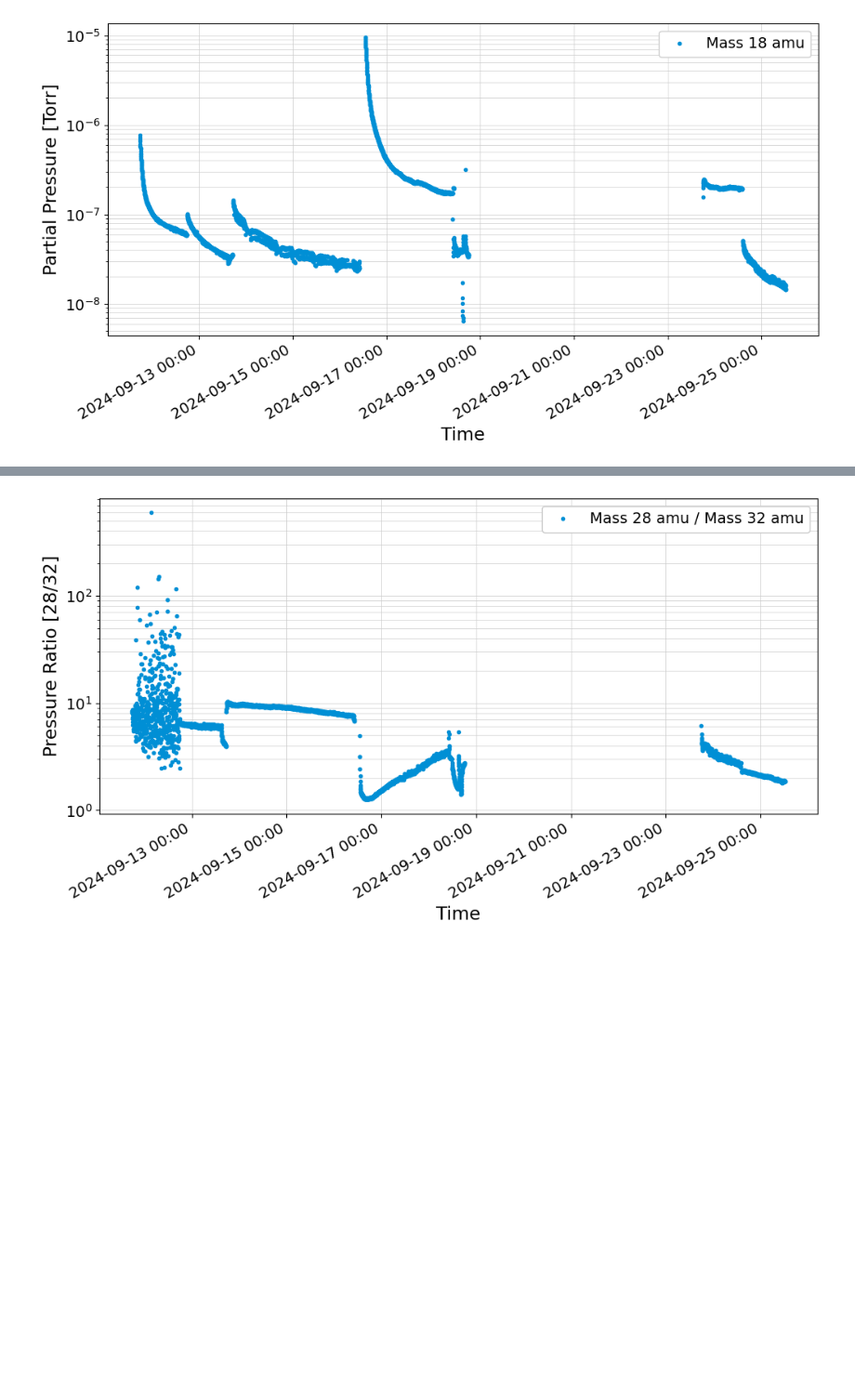
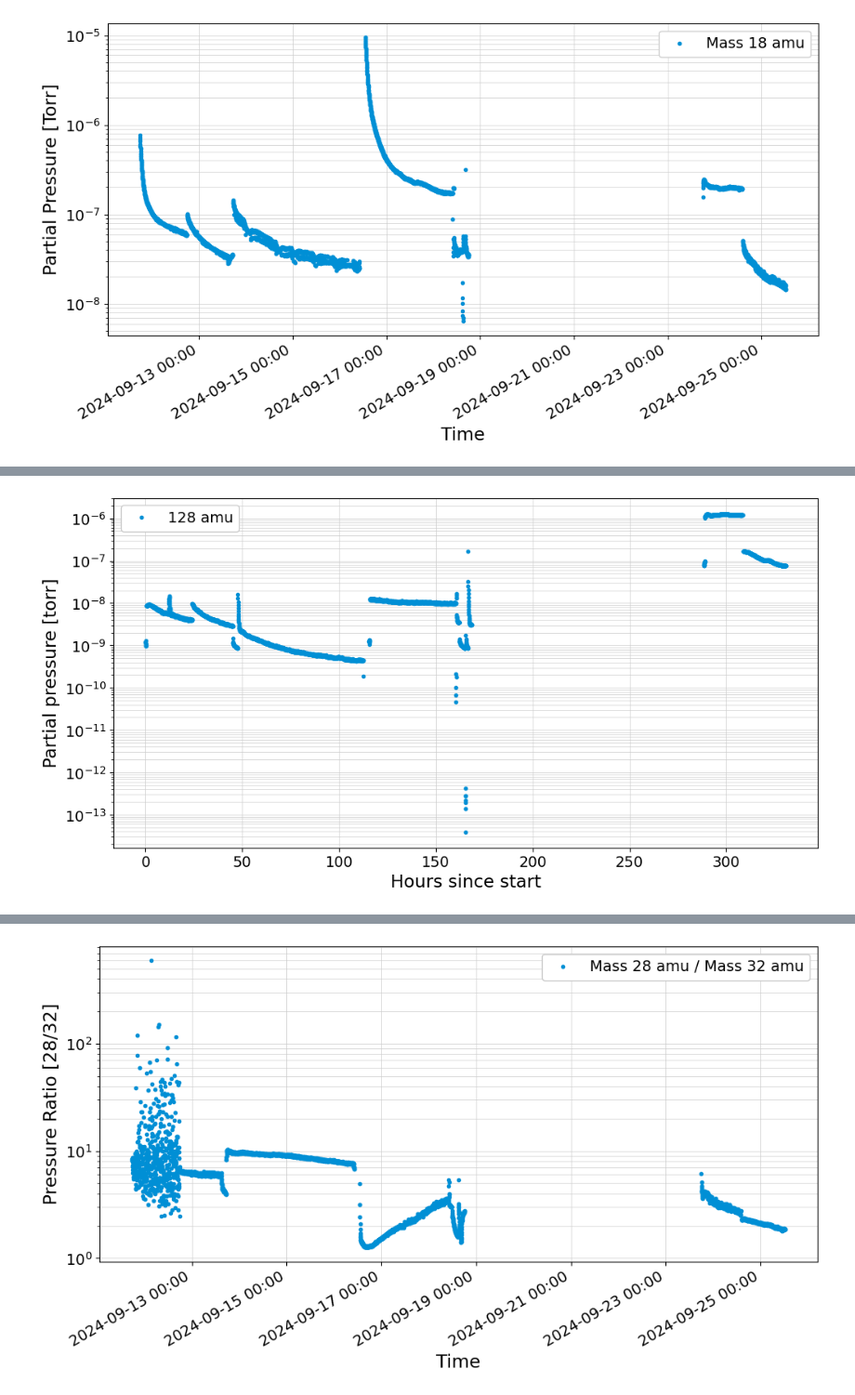
Before and after one commit to clarkehardy/rga-drivers, a Jupyter notebook: offline-analysis/Plotter.ipynb, the cells around one changed output, grey strips where cells are left out. Shown: that part at 93% size. Saved outputs shown, nothing was run; the diff lists cells and outputs as text; code cells hidden in the pictures; blank space fills up the shorter version.

```diff
--- a/offline-analysis/Plotter.ipynb
+++ b/offline-analysis/Plotter.ipynb
@@ -53,0 +58,10 @@ plt.show()
+# %%
+import matplotlib.pyplot as plt
+
+fig, ax = plt.subplots(figsize=(12, 6))
+
+analysis.plot_mass_evolution_peakfound(128, ax=ax, window=2.2)
+
+plt.show()
+# %% [output]
+[figure, added]
```
Also changed, not shown: parts of 5 cells of this notebook.
